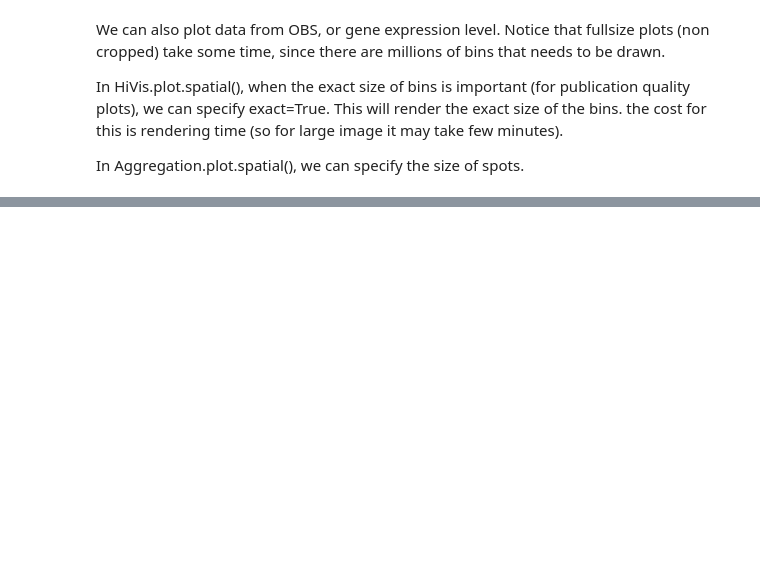
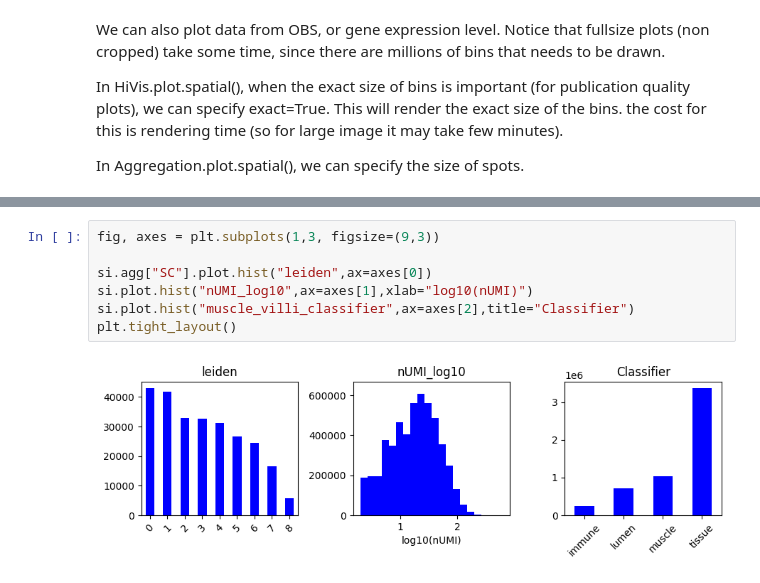
Before and after one commit to roynov01/HiVis, a Jupyter notebook: tutorials/4_plotting.ipynb, the cells around one changed output, grey strips where cells are left out. Drawn from its saved outputs; the diff is of its cells as text; blank space fills up the shorter version.

```diff
--- a/tutorials/4_plotting.ipynb
+++ b/tutorials/4_plotting.ipynb
@@ -59,0 +90,9 @@ fig, axes = plt.subplots(1, 2, figsize=(10, 5))
+# %%
+fig, axes = plt.subplots(1,3, figsize=(9,3))
+
+si.agg["SC"].plot.hist("leiden",ax=axes[0])
+si.plot.hist("nUMI_log10",ax=axes[1],xlab="log10(nUMI)")
+si.plot.hist("muscle_villi_classifier",ax=axes[2],title="Classifier")
+plt.tight_layout()
+# %% [output]
+[figure, added]
```
Also changed, not shown: parts of 12 cells of this notebook, 1 other file.
